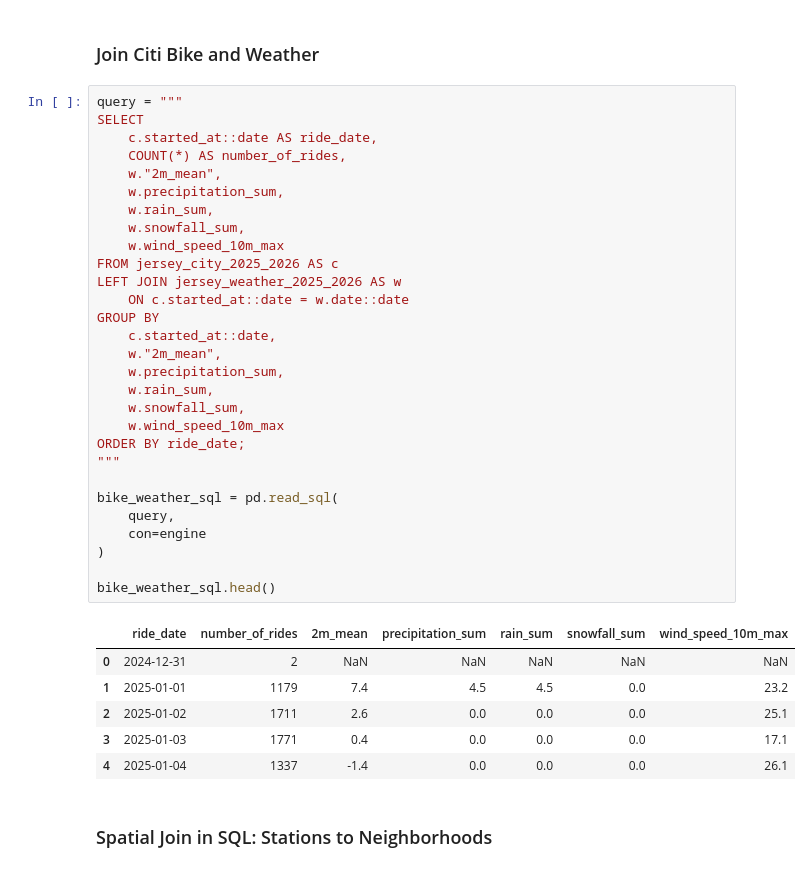
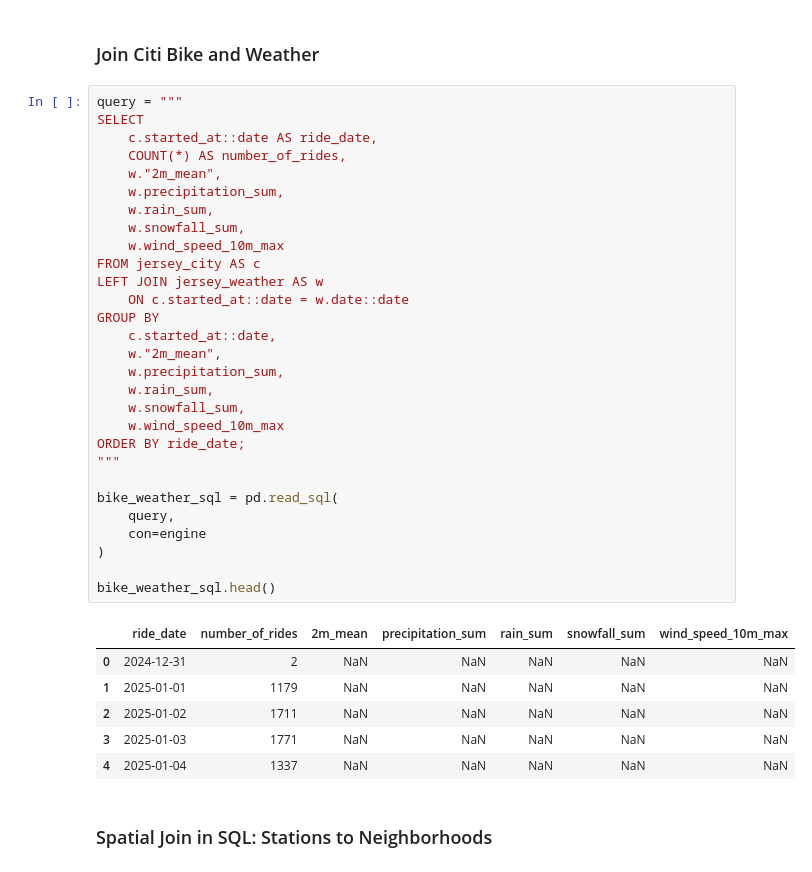
Before and after one commit to MarTvyal62/NYJ-City-Bike, a Jupyter notebook: notebooks/6_Data_to_PostgreSQL&PostGIS.ipynb, the cells around one changed output. Saved outputs shown, nothing was run; the diff lists cells and outputs as text.

```diff
--- a/notebooks/6_Data_to_PostgreSQL&PostGIS.ipynb
+++ b/notebooks/6_Data_to_PostgreSQL&PostGIS.ipynb
@@ -1062,39 +1033,39 @@ daily_rides_sql.head()
 # %%
 query = """
 SELECT
     c.started_at::date AS ride_date,
     COUNT(*) AS number_of_rides,
     w."2m_mean",
     w.precipitation_sum,
     w.rain_sum,
     w.snowfall_sum,
     w.wind_speed_10m_max
-FROM jersey_city_2025_2026 AS c
-LEFT JOIN jersey_weather_2025_2026 AS w
+FROM jersey_city AS c
+LEFT JOIN jersey_weather AS w
     ON c.started_at::date = w.date::date
 GROUP BY
     c.started_at::date,
     w."2m_mean",
     w.precipitation_sum,
     w.rain_sum,
     w.snowfall_sum,
     w.wind_speed_10m_max
 ORDER BY ride_date;
 """
 
 bike_weather_sql = pd.read_sql(
     query,
     con=engine
 )
 
 bike_weather_sql.head()
 # %% [output]
 |  | ride_date | number_of_rides | 2m_mean | precipitation_sum | rain_sum | snowfall_sum | wind_speed_10m_max |
 | 0 | 2024-12-31 | 2 | NaN | NaN | NaN | NaN | NaN |
-| 1 | 2025-01-01 | 1179 | 7.4 | 4.5 | 4.5 | 0.0 | 23.2 |
-| 2 | 2025-01-02 | 1711 | 2.6 | 0.0 | 0.0 | 0.0 | 25.1 |
-| 3 | 2025-01-03 | 1771 | 0.4 | 0.0 | 0.0 | 0.0 | 17.1 |
-| 4 | 2025-01-04 | 1337 | -1.4 | 0.0 | 0.0 | 0.0 | 26.1 |
+| 1 | 2025-01-01 | 1179 | NaN | NaN | NaN | NaN | NaN |
+| 2 | 2025-01-02 | 1711 | NaN | NaN | NaN | NaN | NaN |
+| 3 | 2025-01-03 | 1771 | NaN | NaN | NaN | NaN | NaN |
+| 4 | 2025-01-04 | 1337 | NaN | NaN | NaN | NaN | NaN |
 # %% [markdown]
 ### Spatial Join in SQL: Stations to Neighborhoods
 # %%
```
Also changed, not shown: parts of 14 cells of this notebook.
